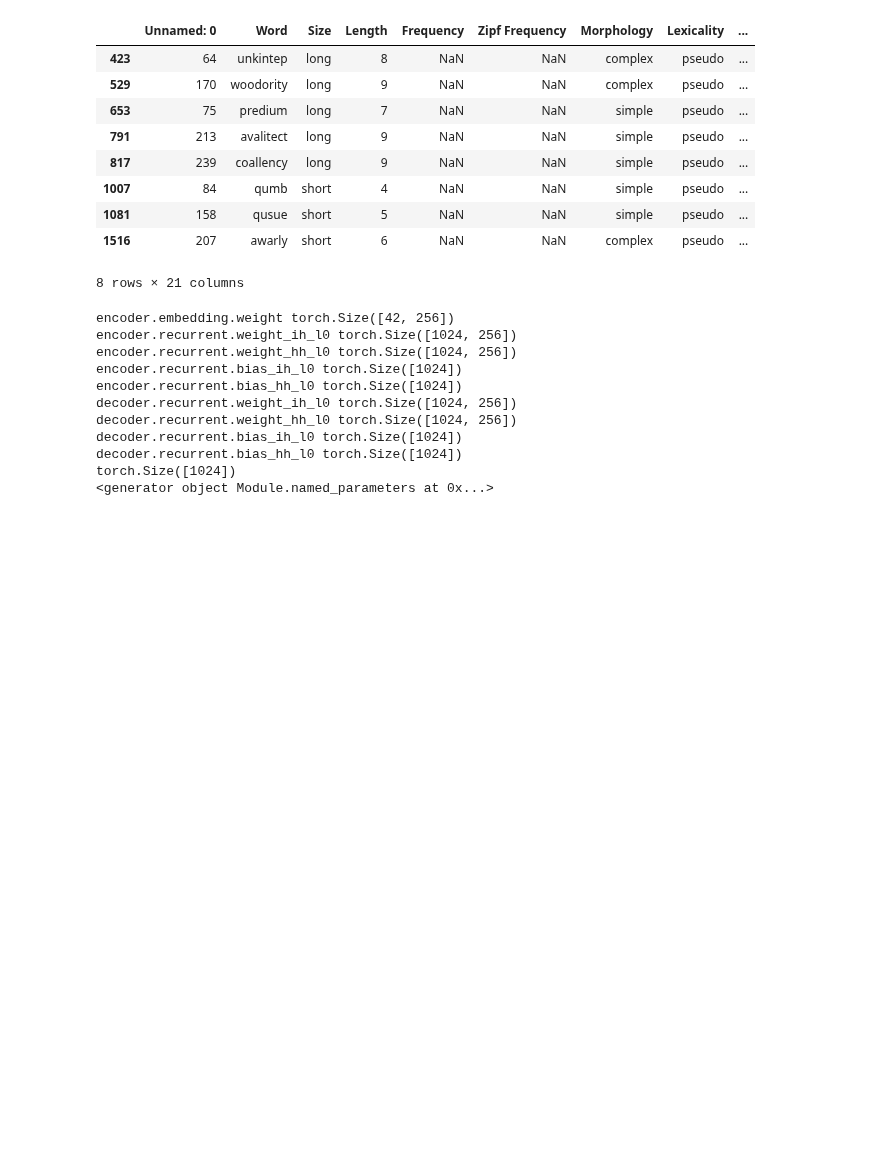
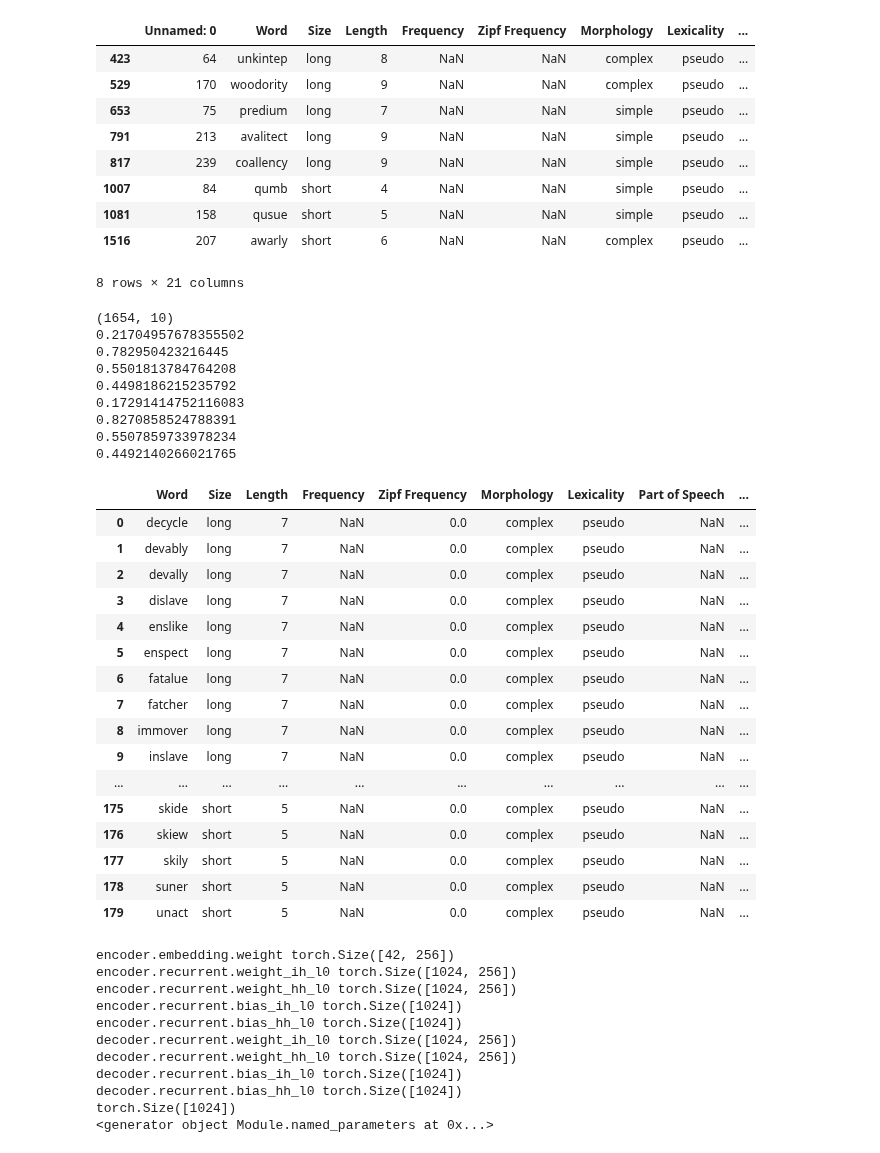
Before and after one commit to danieldager/swp-model, a Jupyter notebook: notebooks/simulations.ipynb, the cells around one changed output. Drawn from its saved outputs; the diff is of its cells as text; code cells hidden in the pictures; blank space fills up the shorter version.

```diff
--- a/notebooks/simulations.ipynb
+++ b/notebooks/simulations.ipynb
@@ -48,3 +40,51 @@ train_data = enrich_for_ablations(train_data)
+# %%
+from swp.utils.datasets import get_train_data, get_test_data, enrich_for_ablations
+
+train_data = get_train_data()
+test_data = get_test_data()
+
+test_data_size = test_data.shape[0]
+print(test_data.shape)
+print(test_data[test_data["Lexicality"] == "real"].shape[0] / test_data_size)
+print(test_data[test_data["Lexicality"] == "pseudo"].shape[0] / test_data_size)
+print(test_data[test_data["Size"] == "short"].shape[0] / test_data_size)
+print(test_data[test_data["Size"] == "long"].shape[0] / test_data_size)
+print(test_data[test_data["Zipf Frequency"] >= 3.0].shape[0] / test_data_size)
+print(test_data[test_data["Zipf Frequency"] < 3.0].shape[0] / test_data_size)
+print(test_data[test_data["Morphology"] == "simple"].shape[0] / test_data_size)
+print(test_data[test_data["Morphology"] == "complex"].shape[0] / test_data_size)
+t = test_data[test_data["Lexicality"] == "pseudo"]
+t[t["Morphology"] == "complex"]
+# # Sample the training data to get a smaller dataset
+# train_data = train_data.sample(frac=0.1)
+# train_data = enrich_for_ablations(train_data)
+# %% [output]
+(1654, 10)
+0.21704957678355502
+0.782950423216445
+0.5501813784764208
+0.4498186215235792
+0.17291414752116083
+0.8270858524788391
+0.5507859733978234
+0.4492140266021765
+|  | Word | Size | Length | Frequency | Zipf Frequency | Morphology | Lexicality | Part of Speech | ... |
+| 0 | decycle | long | 7 | NaN | 0.0 | complex | pseudo | NaN | ... |
+| 1 | devably | long | 7 | NaN | 0.0 | complex | pseudo | NaN | ... |
+| 2 | devally | long | 7 | NaN | 0.0 | complex | pseudo | NaN | ... |
+| 3 | dislave | long | 7 | NaN | 0.0 | complex | pseudo | NaN | ... |
+| 4 | enslike | long | 7 | NaN | 0.0 | complex | pseudo | NaN | ... |
+| 5 | enspect | long | 7 | NaN | 0.0 | complex | pseudo | NaN | ... |
+| 6 | fatalue | long | 7 | NaN | 0.0 | complex | pseudo | NaN | ... |
+| 7 | fatcher | long | 7 | NaN | 0.0 | complex | pseudo | NaN | ... |
+| 8 | immover | long | 7 | NaN | 0.0 | complex | pseudo | NaN | ... |
+| 9 | inslave | long | 7 | NaN | 0.0 | complex | pseudo | NaN | ... |
+| ... | ... | ... | ... | ... | ... | ... | ... | ... | ... |
+| 175 | skide | short | 5 | NaN | 0.0 | complex | pseudo | NaN | ... |
+| 176 | skiew | short | 5 | NaN | 0.0 | complex | pseudo | NaN | ... |
+| 177 | skily | short | 5 | NaN | 0.0 | complex | pseudo | NaN | ... |
+| 178 | suner | short | 5 | NaN | 0.0 | complex | pseudo | NaN | ... |
+| 179 | unact | short | 5 | NaN | 0.0 | complex | pseudo | NaN | ... |
 # %%
 from swp.utils.paths import get_dataframe_dir
 
```
Also changed, not shown: parts of 1 cell of this notebook, 4 other files.
